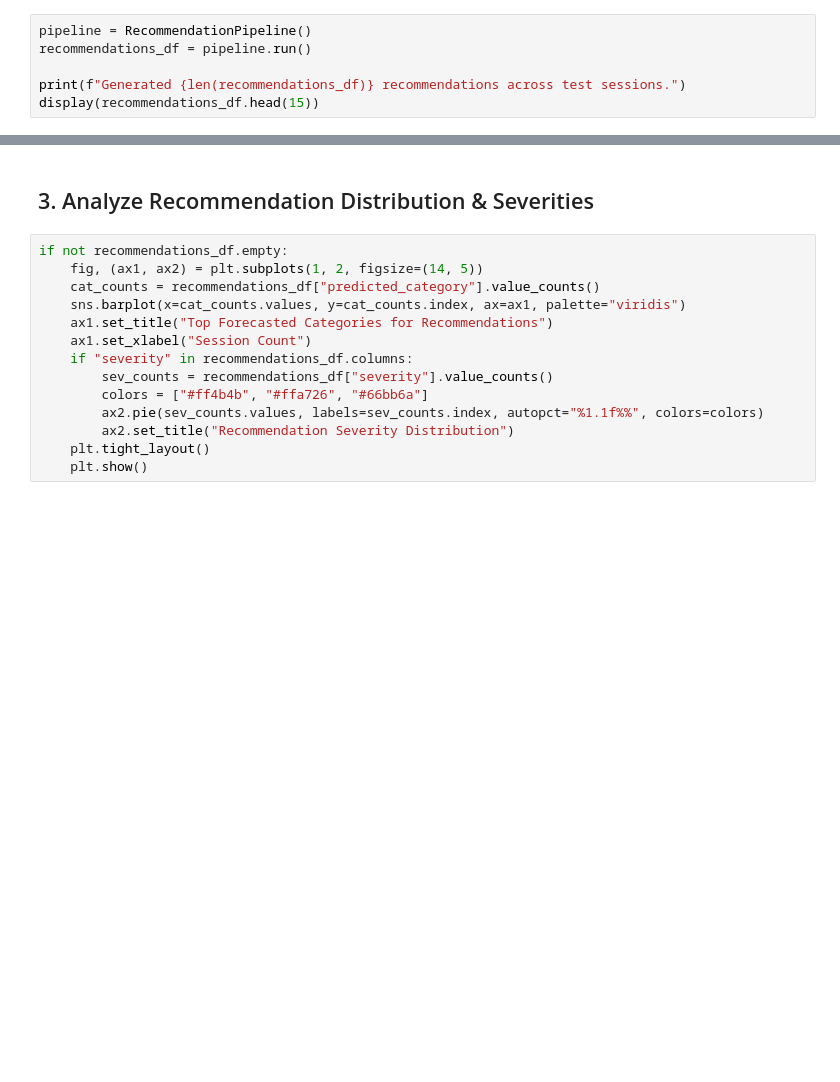
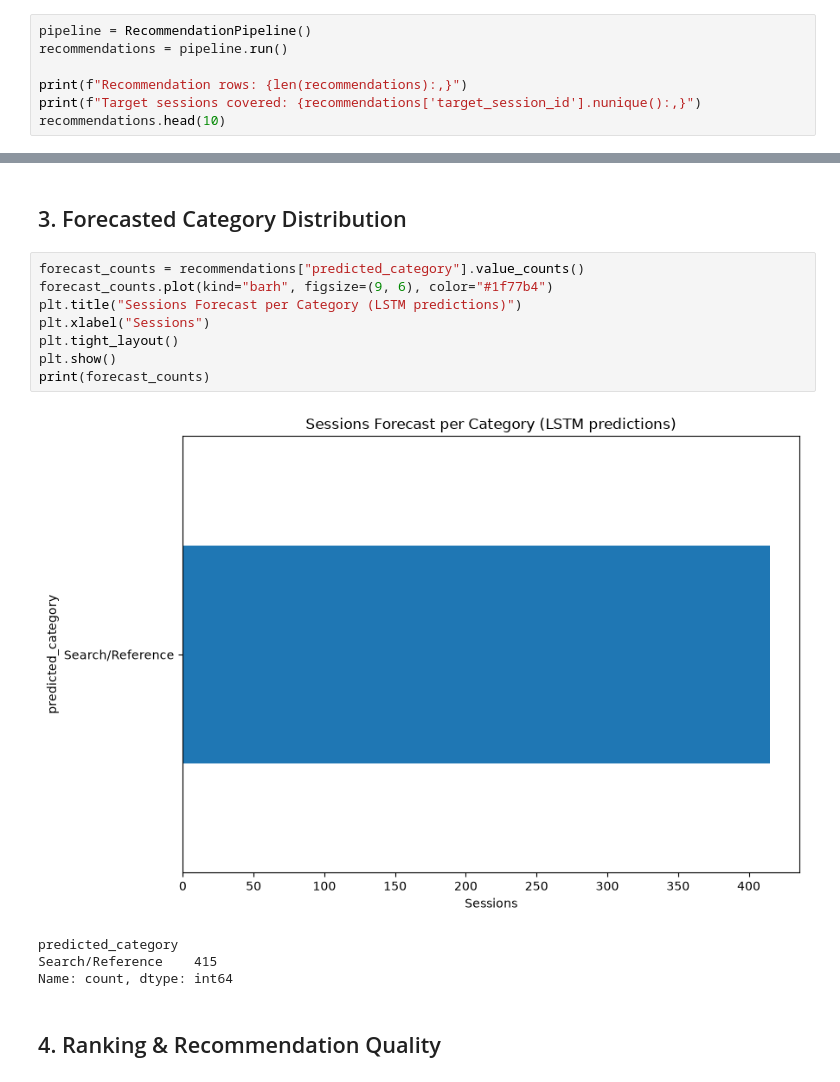
Before and after one commit to abishek-murugan/Intelligent-Browser-Behavior-Analytics-Platform, a Jupyter notebook: notebooks/04_recommendations.ipynb, the cells around one changed output, grey strips where cells are left out. Cells and saved outputs as stored; diff of their text form; blank space fills up the shorter version.

```diff
--- a/notebooks/04_recommendations.ipynb
+++ b/notebooks/04_recommendations.ipynb
@@ -24,6 +51,7 @@ print(f"MLflow Tracking URI: {get_tracking_uri()}")
 # %%
 pipeline = RecommendationPipeline()
-recommendations_df = pipeline.run()
+recommendations = pipeline.run()
 
-print(f"Generated {len(recommendations_df)} recommendations across test sessions.")
-display(recommendations_df.head(15))
+print(f"Recommendation rows: {len(recommendations):,}")
+print(f"Target sessions covered: {recommendations['target_session_id'].nunique():,}")
+recommendations.head(10)
@@ -30,16 +74,17 @@ display(recommendations_df.head(15))
 # %% [markdown]
-## 3. Analyze Recommendation Distribution & Severities
+## 3. Forecasted Category Distribution
-# %%
-if not recommendations_df.empty:
-    fig, (ax1, ax2) = plt.subplots(1, 2, figsize=(14, 5))
-    cat_counts = recommendations_df["predicted_category"].value_counts()
-    sns.barplot(x=cat_counts.values, y=cat_counts.index, ax=ax1, palette="viridis")
-    ax1.set_title("Top Forecasted Categories for Recommendations")
-    ax1.set_xlabel("Session Count")
-    if "severity" in recommendations_df.columns:
-        sev_counts = recommendations_df["severity"].value_counts()
-        colors = ["#ff4b4b", "#ffa726", "#66bb6a"]
-        ax2.pie(sev_counts.values, labels=sev_counts.index, autopct="%1.1f%%", colors=colors)
-        ax2.set_title("Recommendation Severity Distribution")
-    plt.tight_layout()
-    plt.show()
+# %%
+forecast_counts = recommendations["predicted_category"].value_counts()
+forecast_counts.plot(kind="barh", figsize=(9, 6), color="#1f77b4")
+plt.title("Sessions Forecast per Category (LSTM predictions)")
+plt.xlabel("Sessions")
+plt.tight_layout()
+plt.show()
+print(forecast_counts)
+# %% [output]
+[figure, added]
+predicted_category
+Search/Reference    415
+Name: count, dtype: int64
+# %% [markdown]
+## 4. Ranking & Recommendation Quality
```
Also changed, not shown: parts of 14 cells of this notebook, 1 other file.
